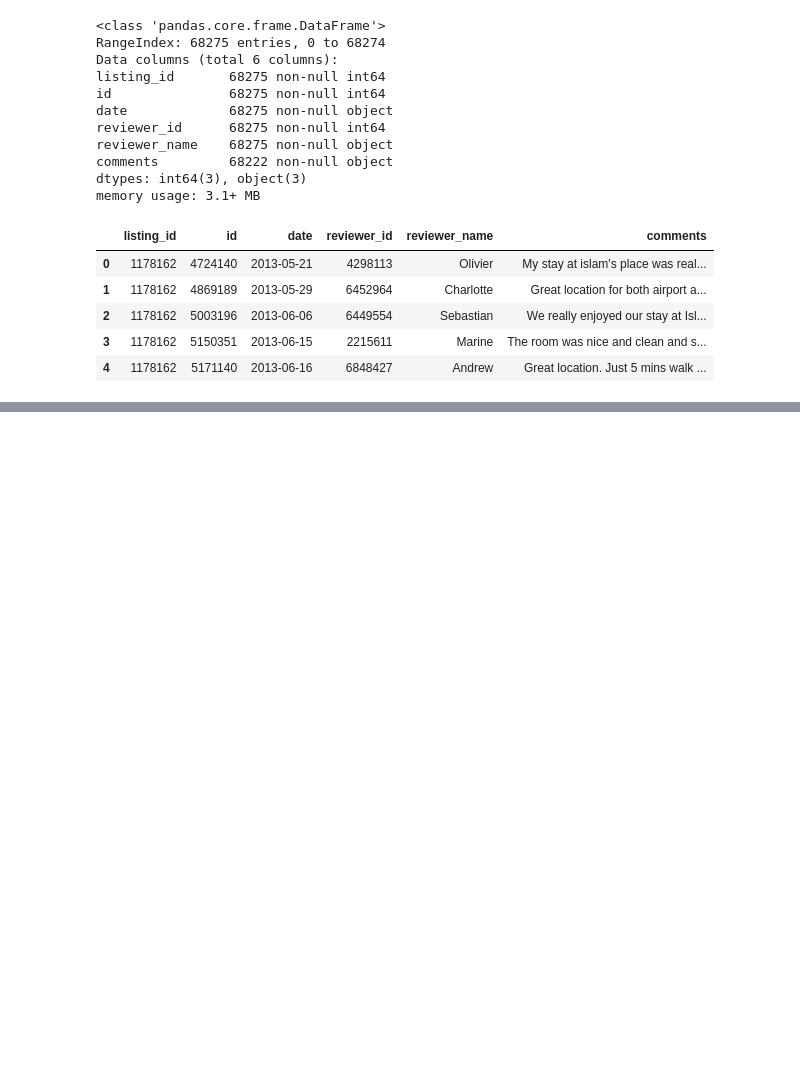
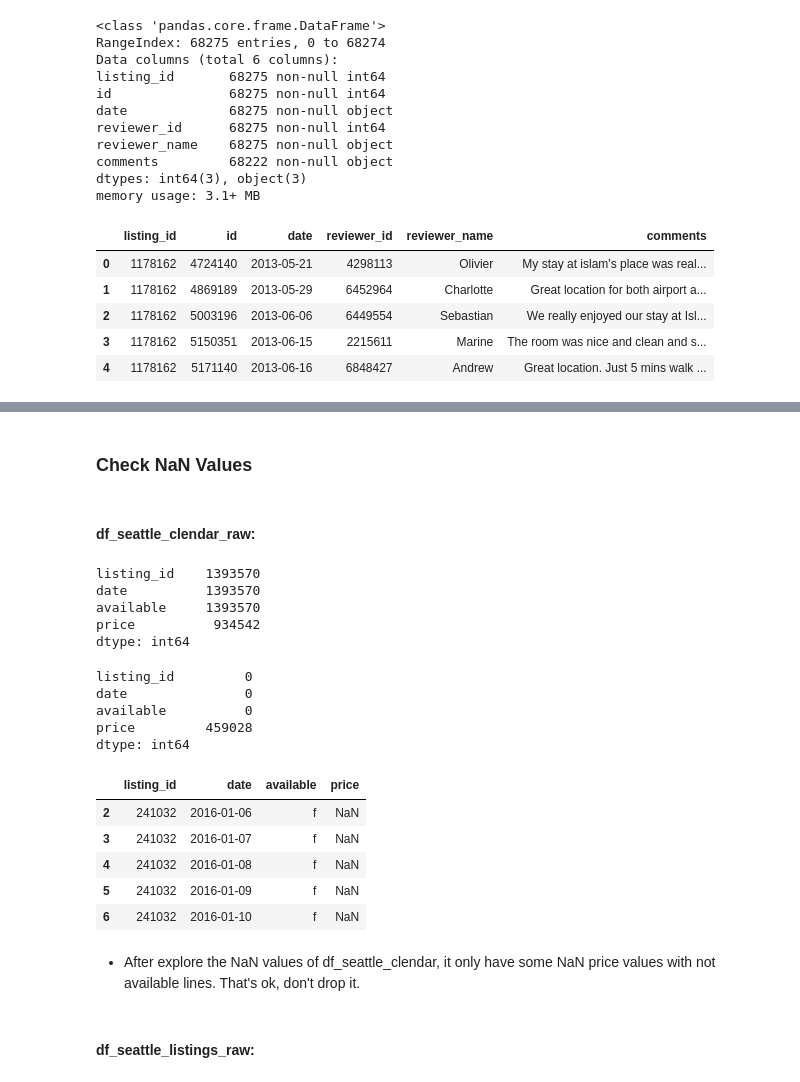
Before and after one commit to kylechenoO/airbnb, a Jupyter notebook: airbnb.ipynb, the cells around one changed output, grey strips where cells are left out. Saved outputs shown, nothing was run; the diff lists cells and outputs as text; code cells hidden in the pictures; blank space fills up the shorter version.

```diff
--- a/airbnb.ipynb
+++ b/airbnb.ipynb
@@ -487,0 +457,44 @@ for x in list(df_boston_reviews_raw.columns):
+# %% [markdown]
+###   Check NaN Values
+# %%
+## deepcopy df
+df_seattle_clendar = deepcopy(df_seattle_clendar_raw)
+df_seattle_listings = deepcopy(df_seattle_listings_raw)
+df_seattle_reviews = deepcopy(df_seattle_reviews_raw)
+
+df_boston_clendar = deepcopy(df_boston_clendar_raw)
+df_boston_listings = deepcopy(df_boston_listings_raw)
+df_boston_reviews = deepcopy(df_boston_reviews_raw)
+# %% [markdown]
+####   df_seattle_clendar_raw:
+# %%
+df_seattle_clendar.count()
+# %% [output]
+listing_id    1393570
+date          1393570
+available     1393570
+price          934542
+dtype: int64
+# %%
+## listing_id, date, available, price
+df_seattle_clendar.isnull().sum()
+# %% [output]
+listing_id         0
+date               0
+available          0
+price         459028
+dtype: int64
+# %%
+## get all the NaN values in price
+df_seattle_clendar[df_seattle_clendar_raw['price'].isnull()].head()
+# %% [output]
+|  | listing_id | date | available | price |
+| 2 | 241032 | 2016-01-06 | f | NaN |
+| 3 | 241032 | 2016-01-07 | f | NaN |
+| 4 | 241032 | 2016-01-08 | f | NaN |
+| 5 | 241032 | 2016-01-09 | f | NaN |
+| 6 | 241032 | 2016-01-10 | f | NaN |
+# %% [markdown]
+-   After explore the NaN values of df_seattle_clendar, it only have some NaN price values with not available lines. That's ok, don't drop it.
+# %% [markdown]
+####   df_seattle_listings_raw:
```
Also changed, not shown: parts of 30 cells of this notebook.
